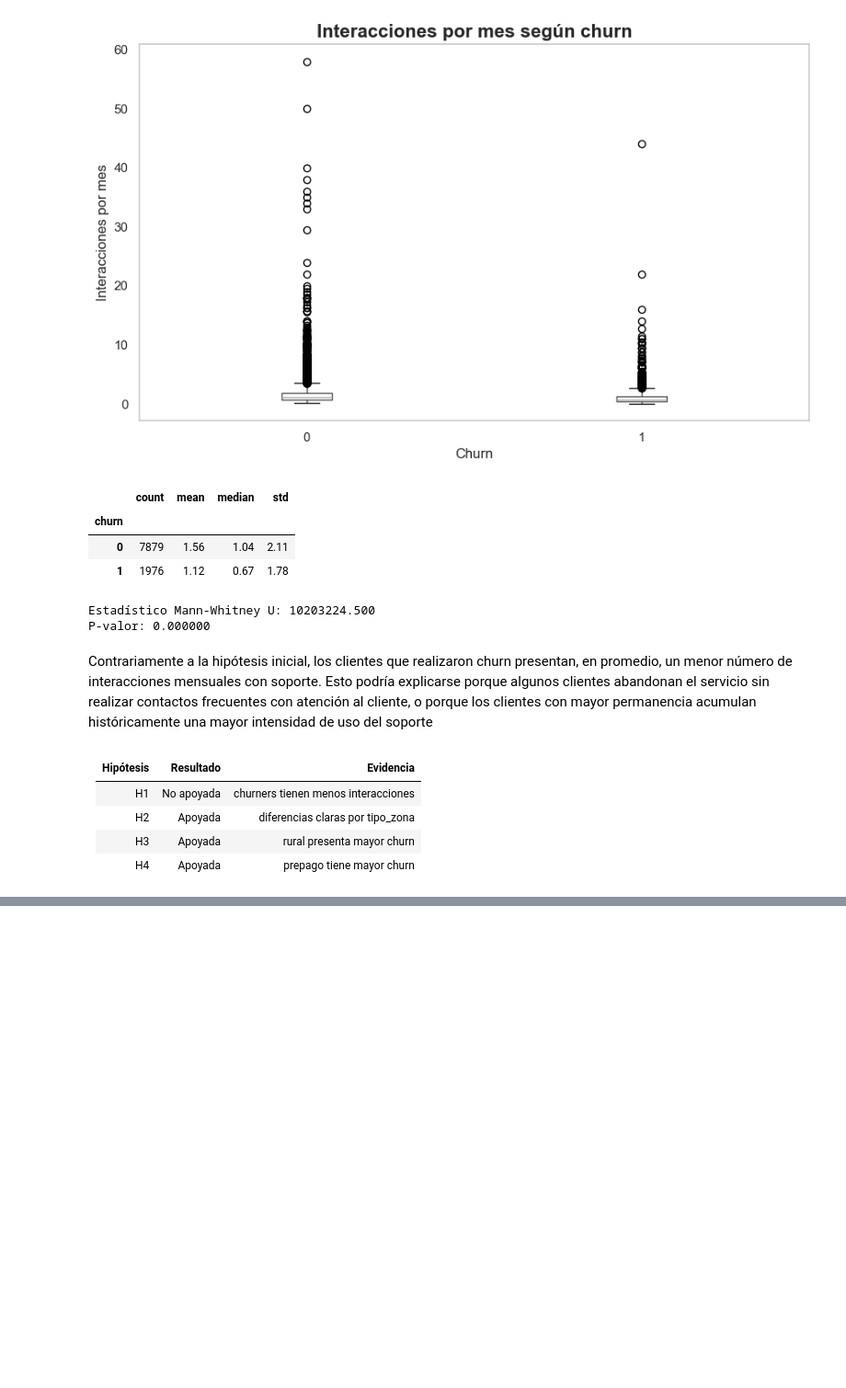
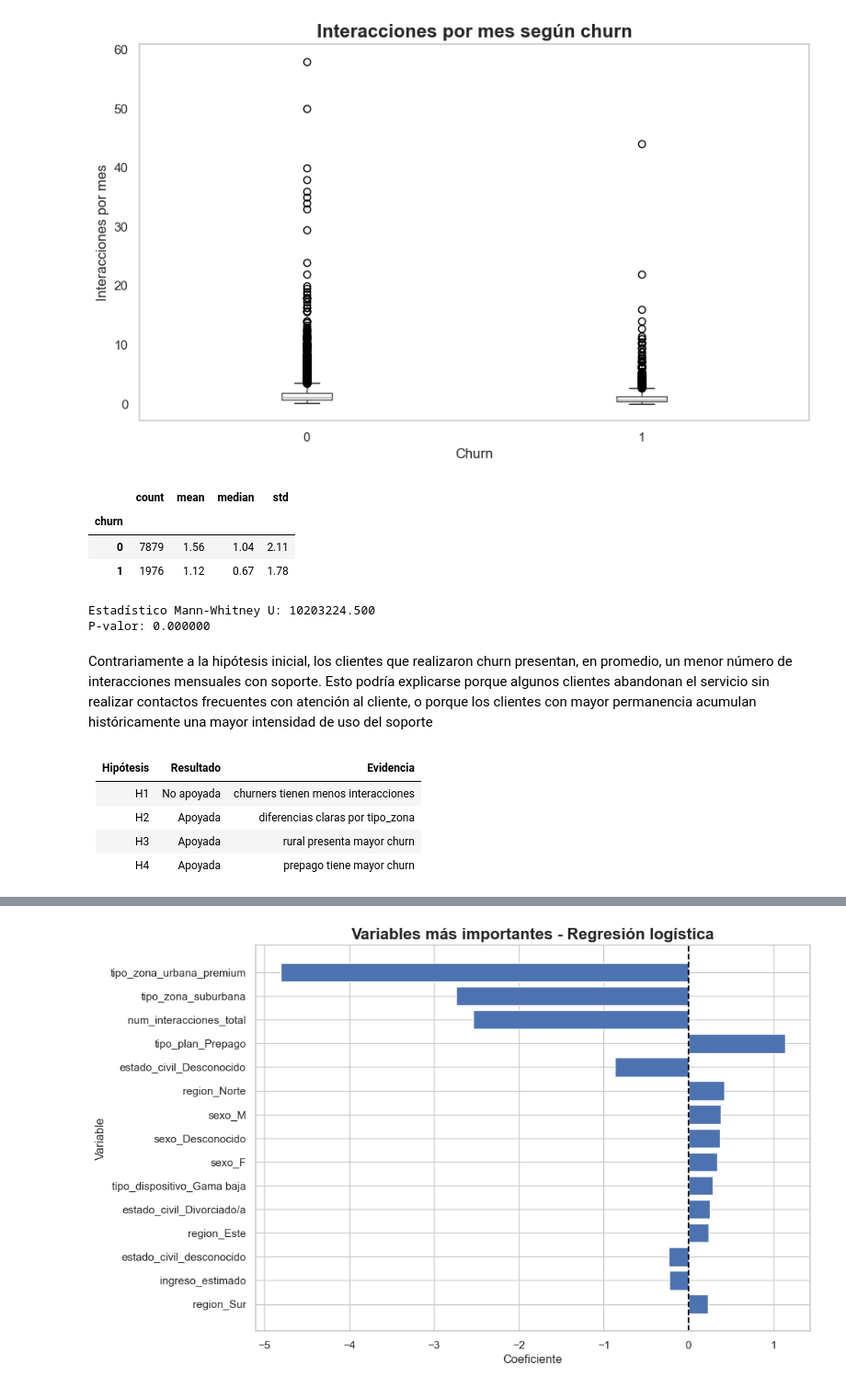
Before and after one commit to ancarmar03-create/UCV-Churn, a Jupyter notebook: notebooks/modelo1.ipynb, the cells around one changed output, grey strips where cells are left out. Shown at 92% size. Saved outputs shown, nothing was run; the diff lists cells and outputs as text; code cells hidden in the pictures; blank space fills up the shorter version.

```diff
--- a/notebooks/modelo1.ipynb
+++ b/notebooks/modelo1.ipynb
@@ -855,0 +900,2 @@ Contrariamente a la hipótesis inicial, los clientes que realizaron churn presen
+# %%
+target = 'churn'
@@ -855,0 +1011,81 @@ Contrariamente a la hipótesis inicial, los clientes que realizaron churn presen
+# %%
+# Sacar nombres columnas
+# =========================
+
+feature_names = (
+    numericas
+    +
+    list(
+        modelo.named_steps[
+            'preprocessing'
+        ]
+        .named_transformers_['cat']
+        .get_feature_names_out(categoricas)
+    )
+)
+
+# =========================
+# Sacar coeficientes
+# =========================
+
+coeficientes = (
+    modelo.named_steps['classifier']
+    .coef_[0]
+)
+
+# =========================
+# Crear dataframe
+# =========================
+
+coef_df = pd.DataFrame({
+    'variable': feature_names,
+    'coeficiente': coeficientes
+})
+
+# =========================
+# Ordenar por importancia
+# =========================
+
+coef_df['abs_coef'] = np.abs(
+    coef_df['coeficiente']
+)
+
+coef_df = coef_df.sort_values(
+    'abs_coef',
+    ascending=False
+)
+
+display(coef_df.head(15))
+
+# =========================
+# Gráfico
+# =========================
+
+top_coef = coef_df.head(15)
+
+plt.figure(figsize=(10,7))
+
+plt.barh(
+    top_coef['variable'],
+    top_coef['coeficiente']
+)
+
+plt.axvline(
+    x=0,
+    color='black',
+    linestyle='--'
+)
+
+plt.title(
+    'Variables más importantes - Regresión logística',
+    fontsize=16,
+    fontweight='bold'
+)
+
+plt.xlabel('Coeficiente')
+plt.ylabel('Variable')
+
+plt.gca().invert_yaxis()
+
+plt.show()
+# %% [output]
@@ -855,0 +1108 @@ Contrariamente a la hipótesis inicial, los clientes que realizaron churn presen
+[figure, added]
```
Also changed, not shown: parts of 19 cells of this notebook.
